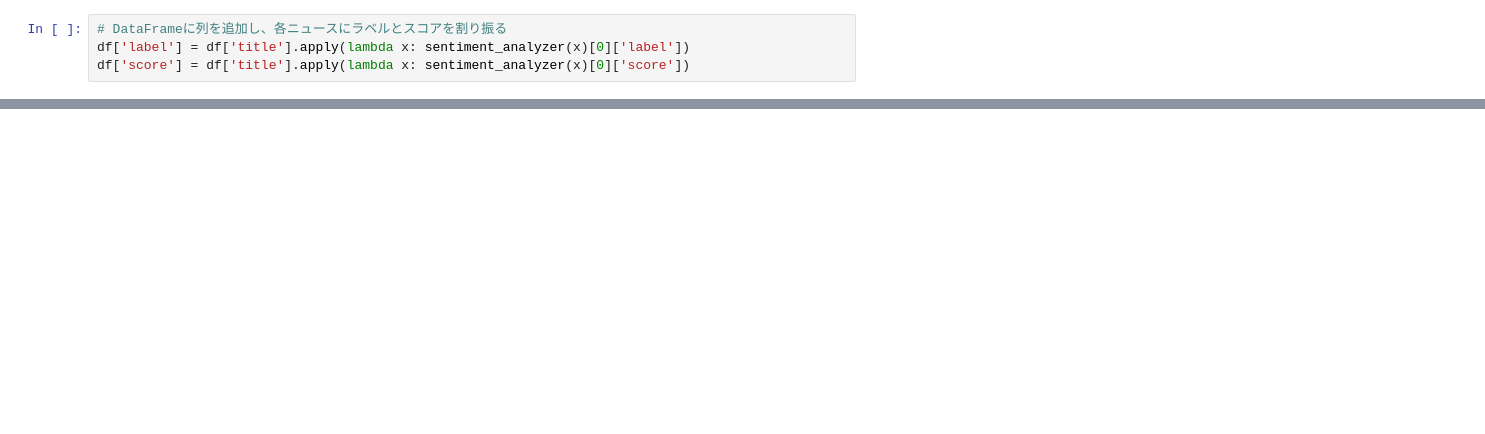
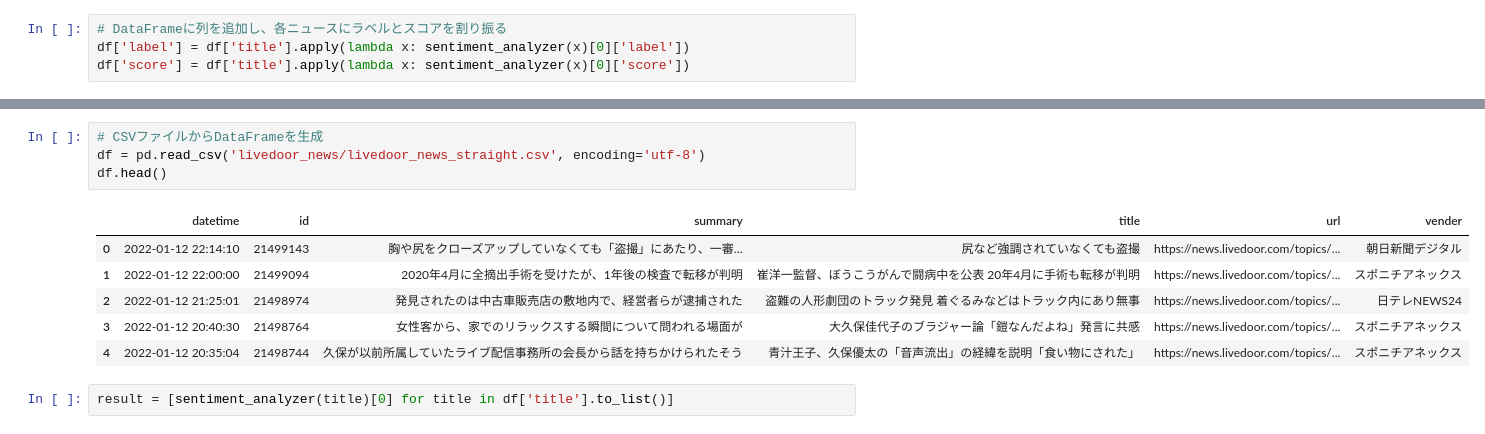
Before and after one commit to Blaster36/Script, a Jupyter notebook: NLP/getPolarityTorch2.ipynb, the cells around one changed output, grey strips where cells are left out. Saved outputs shown, nothing was run; the diff lists cells and outputs as text; blank space fills up the shorter version.

```diff
--- a/NLP/getPolarityTorch2.ipynb
+++ b/NLP/getPolarityTorch2.ipynb
@@ -52,0 +43,13 @@ df['score'] = df['title'].apply(lambda x: sentiment_analyzer(x)[0]['score'])
+# %%
+# CSVファイルからDataFrameを生成
+df = pd.read_csv('livedoor_news/livedoor_news_straight.csv', encoding='utf-8')
+df.head()
+# %% [output]
+|  | datetime | id | summary | title | url | vender |
+| 0 | 2022-01-12 22:14:10 | 21499143 | 胸や尻をクローズアップしていなくても「盗撮」にあたり、一審… | 尻など強調されていなくても盗撮 | https://news.livedoor.com/topics/... | 朝日新聞デジタル |
+| 1 | 2022-01-12 22:00:00 | 21499094 | 2020年4月に全摘出手術を受けたが、1年後の検査で転移が判明 | 崔洋一監督、ぼうこうがんで闘病中を公表 20年4月に手術も転移が判明 | https://news.livedoor.com/topics/... | スポニチアネックス |
+| 2 | 2022-01-12 21:25:01 | 21498974 | 発見されたのは中古車販売店の敷地内で、経営者らが逮捕された | 盗難の人形劇団のトラック発見 着ぐるみなどはトラック内にあり無事 | https://news.livedoor.com/topics/... | 日テレNEWS24 |
+| 3 | 2022-01-12 20:40:30 | 21498764 | 女性客から、家でのリラックスする瞬間について問われる場面が | 大久保佳代子のブラジャー論「鎧なんだよね」発言に共感 | https://news.livedoor.com/topics/... | スポニチアネックス |
+| 4 | 2022-01-12 20:35:04 | 21498744 | 久保が以前所属していたライブ配信事務所の会長から話を持ちかけられたそう | 青汁王子、久保優太の「音声流出」の経緯を説明「食い物にされた」 | https://news.livedoor.com/topics/... | スポニチアネックス |
+# %%
+result = [sentiment_analyzer(title)[0] for title in df['title'].to_list()]
```
Also changed, not shown: parts of 16 cells of this notebook.
